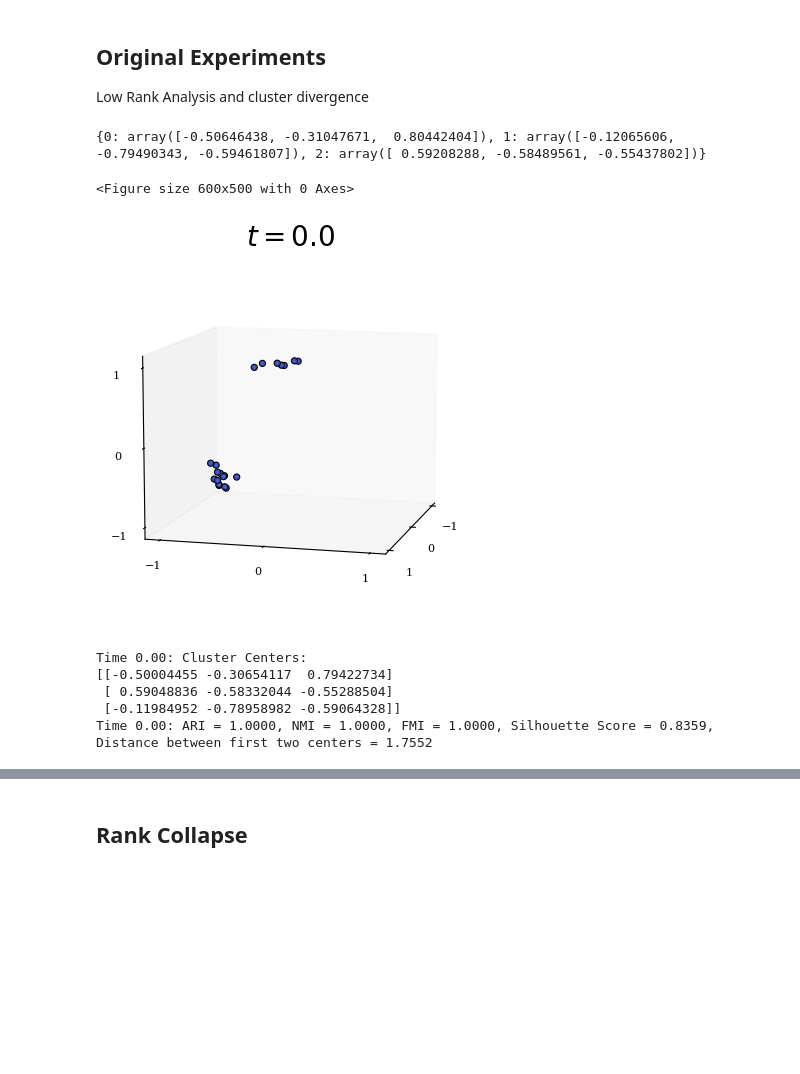
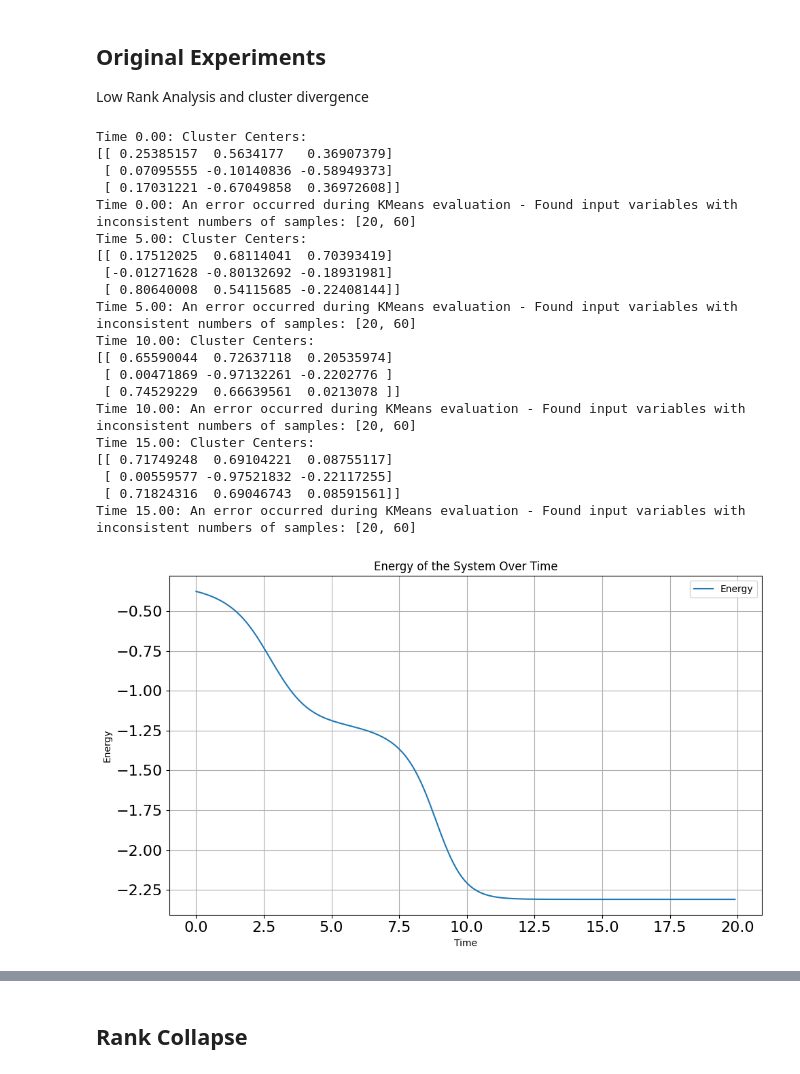
Before and after one commit to tpeat/cluster-attention, a Jupyter notebook: particle-systems/notebook.ipynb, the cells around one changed output, grey strips where cells are left out. Saved outputs shown, nothing was run; the diff lists cells and outputs as text; code cells hidden in the pictures; blank space fills up the shorter version.

```diff
--- a/particle-systems/notebook.ipynb
+++ b/particle-systems/notebook.ipynb
@@ -62,7 +63,7 @@ def reset(n, d, num_steps, scale_a, scale_v, max_val, AV_as_eye=(True, True)):
         A = init_A_eye(d) * scale_a
 
     if AV_as_eye[1]:
-        V = np.eye(d) * scale_v
+        V = np.eye(d)
     else:
         V = init_V(d) * scale_v
 
@@ -355,7 +388,7 @@ def sphere_update(A, V, z, l, beta=1):
 # %%
 # Parameters
-n = 20          # Total number of particles
-T = 200          # Total simulation time
+n = 60          # Total number of particles
+T = 30          # Total simulation time
 dt = 0.1        # Time step
 num_steps = int(T/dt) + 1
 d = 3           # Dimensionality (2D)
@@ -364,7 +397,7 @@ max_val = 1 # spread from which x is chosen?
 integration_time = np.linspace(0, T, num_steps)
 
 # for adding classification objective to evolve A and V
-classification_task = True
+classification_task = False
 learning_rate = 0.001
 num_classes = 3
 b = 0.0 # option bias term
@@ -376,19 +409,20 @@ pi /= np.sum(pi)  # Normalize to sum to 1
 h = np.random.randn(K, d)  # Context vectors
 
 use_lnorm = True
-beta = 10 # for spherical update
+beta = 5 # for spherical update
 
 calc_k_means = True
 kmeans_cadence = 5
+heatmap = False
 
 # visualization cadence params
-viz_cadence = 5
+viz_cadence = 1
 result_dir = 'post-ln-results_3d'
 
 os.makedirs(result_dir, exist_ok=True)
 
 base_filename = '3d_fig'
-save_fig=False
+save_fig=True
 color= '#3a4cc1'
 # %%
 # simulation loop
@@ -399,12 +433,26 @@ scale_v = 1
 max_val = 1
 x, A, V = reset(n, d, num_steps, scale_a, scale_v, max_val)
 
+# x, labels = init_x_blobs(n, d, num_steps, centers=3)
+# norm_class_means = compute_class_means_on_hypersphere(x, labels)
+# print(norm_class_means)
+# # also rewrite v
+# class_means, global_mean = compute_means(x, labels, d)
+# print("Global mean:", global_mean)
+# V  = mean_inducing_V(np.eye(d), class_means, global_mean, labels, d)
+
 if classification_task:
     x, labels = init_x_blobs(n, d, num_steps, centers=3)
     norm_class_means = compute_class_means_on_hypersphere(x, labels)
     print(norm_class_means)
+    # also rewrite v
+    class_means, global_mean = compute_means(x, labels, d)
+    print("Global mean:", global_mean)
+    V  = mean_inducing_V(np.eye(d), class_means, global_mean, labels, d)
     visualize_initial_clusters(x, labels, norm_class_means, d=d, base_filename=base_filename)
 
+
+energy_history = []
 
 for l, t in enumerate(integration_time):
     if l<num_steps-1:
@@ -422,6 +470,9 @@ for l, t in enumerate(integration_time):
         Q = np.array([np.matmul(A, x[i,l]) for i in range(n)])  # Shape: (20, 2)
         K = x[:, l, :]  # Shape: (20, 2)
         """
+        current_positions = x[:, l, :]  # Shape: (n, d)
+        current_energy = compute_energy(current_positions, labels, A, V, beta=beta)
+        energy_history.append(current_energy)
 
         label_size = 0
         if round(t % viz_cadence, 10) == 0:
@@ -514,8 +565,8 @@ for l, t in enumerate(integration_time):
 
                 if save_fig:
                     plt.savefig(
-                        os.path.join(result_dir, base_filename + "{}.pdf".format(l)),
-                        format='pdf',
+                        os.path.join(result_dir, base_filename + "{}.png".format(l)),
+                        format='png',
                         bbox_inches='tight'
                     )
                     plt.clf()
@@ -577,8 +628,8 @@ for l, t in enumerate(integration_time):
                 ax.set_xticklabels([])
 
                 if save_fig:
-                    plt.savefig("{}/connect-{}.pdf".format(result_dir, round(t, 2)),
-                                format='pdf',
+                    plt.savefig("{}/connect-{}.png".format(result_dir, round(t, 2)),
+                                format='png',
                                 bbox_inches='tight')
                 else:
                     plt.show()
@@ -615,7 +666,7 @@ for l, t in enumerate(integration_time):
                     plt.title(f'Confusion Matrix at t={t:.2f}')
                     plt.show()
 
-            except ConvergenceWarning as e:
+            except Exception as e:
                 print(f"Time {t:.2f}: An error occurred during KMeans evaluation - {e}")
 
 
@@ -631,41 +682,57 @@ for l, t in enumerate(integration_time):
             loss = -np.mean(labels * np.log(probs + 1e-7) + (1 - labels) * np.log(1 - probs + 1e-7))
             print(f"Time {t:.2f}: Loss = {loss}")
 
             # Backward pass (compute gradients)
             dL_dlogits = (probs - labels) / n        # Shape: (n,)
 
             # Compute the common term for gradients
             common_term = np.dot(dL_dlogits, x[:, l, :])  # Shape: (d,)
 
             # Gradient w.r.t V
             # Each grad_V[k, p] = A[k, p] * sum_i(dL_dlogits[i] * x[i, p])
             grad_V = A * common_term[np.newaxis, :]       # Broadcasting to (d, d)
 
             # Gradient w.r.t A
             # Each grad_A[k, p] = V[k, p] * sum_i(dL_dlogits[i] * x[i, p])
             grad_A = V * common_term[np.newaxis, :]       # Broadcasting to (d, d)
 
             # Update V and A
             V -= learning_rate * grad_V
-            # A -= learning_rate * grad_A
+#             A -= learning_rate * grad_A
 
         # perform particle position update
         # there is a massive difference between pre-layer norm and post-layer norm
 
         # x = euler_update(attention, V, x, n, dt)
 
 #         x[:,l+1,:] = rk4_with_attention(attention, V, x, n, dt)
-        if use_lnorm:
-            x[:, l+1, :] = layer_normalize(x[:, l+1, :], radius=1)
+#         if use_lnorm:
+#             x[:, l+1, :] = layer_normalize(x[:, l+1, :], radius=1)
 
         plt.clf()
         plt.close()
+
+
+plot_energy(integration_time, energy_history)
 # %% [output]
-{0: array([-0.50646438, -0.31047671,  0.80442404]), 1: array([-0.12065606, -0.79490343, -0.59461807]), 2: array([ 0.59208288, -0.58489561, -0.55437802])}
+Time 0.00: Cluster Centers:
+[[ 0.25385157  0.5634177   0.36907379]
+ [ 0.07095555 -0.10140836 -0.58949373]
+ [ 0.17031221 -0.67049858  0.36972608]]
+Time 0.00: An error occurred during KMeans evaluation - Found input variables with inconsistent numbers of samples: [20, 60]
+Time 5.00: Cluster Centers:
+[[ 0.17512025  0.68114041  0.70393419]
+ [-0.01271628 -0.80132692 -0.18931981]
+ [ 0.80640008  0.54115685 -0.22408144]]
+Time 5.00: An error occurred during KMeans evaluation - Found input variables with inconsistent numbers of samples: [20, 60]
+Time 10.00: Cluster Centers:
+[[ 0.65590044  0.72637118  0.20535974]
+ [ 0.00471869 -0.97132261 -0.2202776 ]
+ [ 0.74529229  0.66639561  0.0213078 ]]
+Time 10.00: An error occurred during KMeans evaluation - Found input variables with inconsistent numbers of samples: [20, 60]
+Time 15.00: Cluster Centers:
+[[ 0.71749248  0.69104221  0.08755117]
+ [ 0.00559577 -0.97521832 -0.22117255]
+ [ 0.71824316  0.69046743  0.08591561]]
+Time 15.00: An error occurred during KMeans evaluation - Found input variables with inconsistent numbers of samples: [20, 60]
-<Figure size 600x500 with 0 Axes>
-[figure, old version]
+[figure, new version]
-Time 0.00: Cluster Centers:
-[[-0.50004455 -0.30654117  0.79422734]
- [ 0.59048836 -0.58332044 -0.55288504]
- [-0.11984952 -0.78958982 -0.59064328]]
-Time 0.00: ARI = 1.0000, NMI = 1.0000, FMI = 1.0000, Silhouette Score = 0.8359, Distance between first two centers = 1.7552
```
Also changed, not shown: parts of 9 cells of this notebook, 2 other files.
